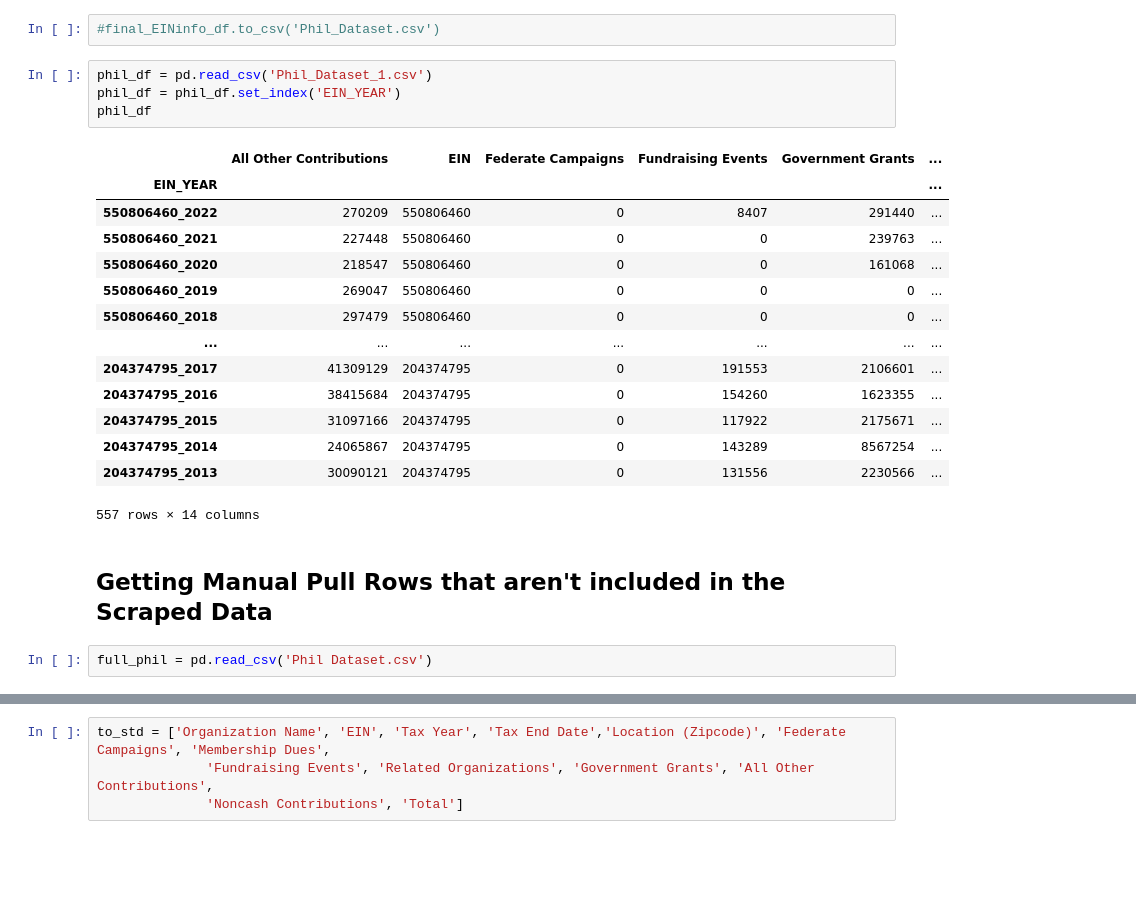
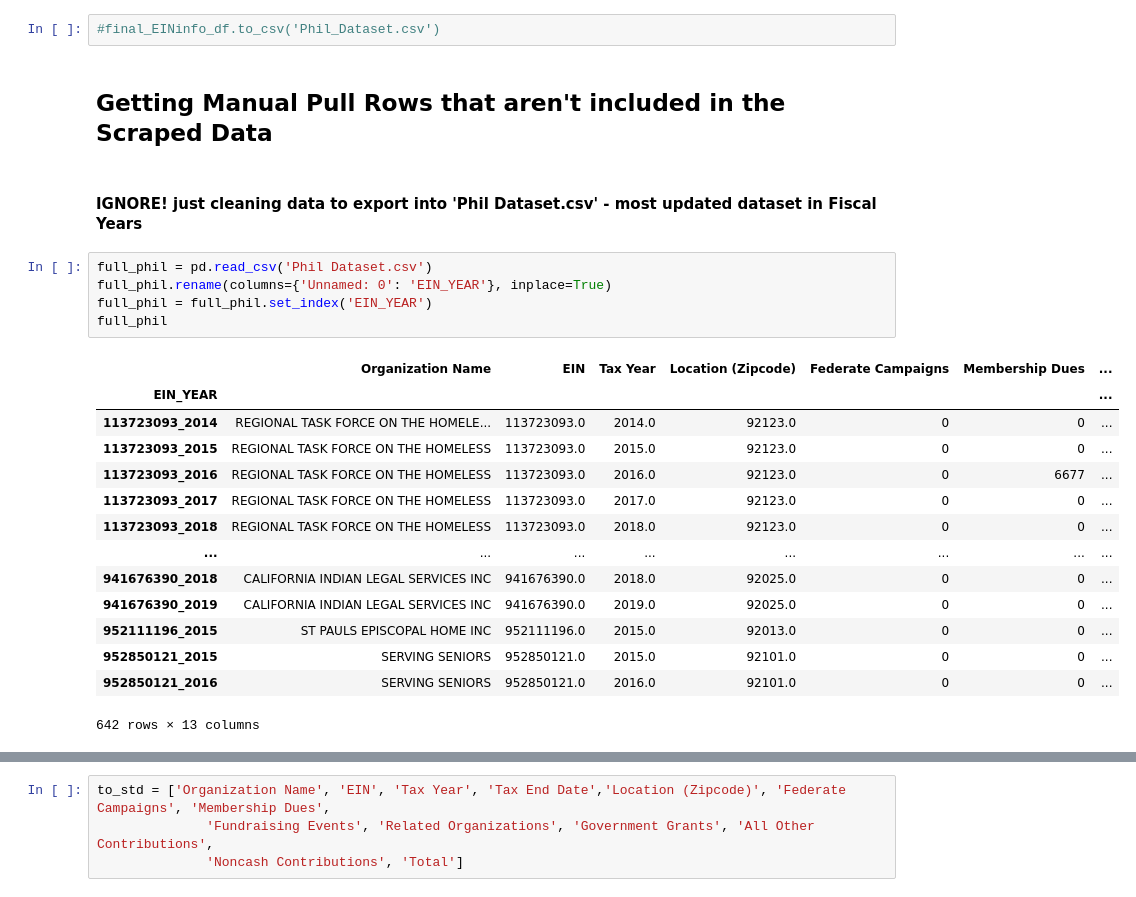
Before and after one commit to dbyers15/SDCTA-homelessness, a Jupyter notebook: XML parser/990 - error check.ipynb, the cells around one changed output, grey strips where cells are left out. Drawn from its saved outputs; the diff is of its cells as text; blank space fills up the shorter version.

```diff
--- a/XML parser/990 - error check.ipynb
+++ b/XML parser/990 - error check.ipynb
@@ -963,27 +966,28 @@ final_EINinfo_df
 KeyError: "None of [Index(['Organization Name', 'EIN', 'Tax Year', 'Location (Zipcode)',\n       'Federate Campaigns', 'Membership Dues', 'Fundraising Events',\n       'Related Organizations', 'Govern ...
 # %%
 #final_EINinfo_df.to_csv('Phil_Dataset.csv')
-# %%
-phil_df = pd.read_csv('Phil_Dataset_1.csv')
-phil_df = phil_df.set_index('EIN_YEAR')
-phil_df
-# %% [output]
-|  | All Other Contributions | EIN | Federate Campaigns | Fundraising Events | Government Grants | ... |
-| EIN_YEAR |  |  |  |  |  | ... |
-| 550806460_2022 | 270209 | 550806460 | 0 | 8407 | 291440 | ... |
-| 550806460_2021 | 227448 | 550806460 | 0 | 0 | 239763 | ... |
-| 550806460_2020 | 218547 | 550806460 | 0 | 0 | 161068 | ... |
-| 550806460_2019 | 269047 | 550806460 | 0 | 0 | 0 | ... |
-| 550806460_2018 | 297479 | 550806460 | 0 | 0 | 0 | ... |
-| ... | ... | ... | ... | ... | ... | ... |
-| 204374795_2017 | 41309129 | 204374795 | 0 | 191553 | 2106601 | ... |
-| 204374795_2016 | 38415684 | 204374795 | 0 | 154260 | 1623355 | ... |
-| 204374795_2015 | 31097166 | 204374795 | 0 | 117922 | 2175671 | ... |
-| 204374795_2014 | 24065867 | 204374795 | 0 | 143289 | 8567254 | ... |
-| 204374795_2013 | 30090121 | 204374795 | 0 | 131556 | 2230566 | ... |
-557 rows × 14 columns
 # %% [markdown]
 ## Getting Manual Pull Rows that aren't included in the Scraped Data
+# %% [markdown]
+#### IGNORE!    just cleaning data to export into 'Phil Dataset.csv' - most updated dataset in Fiscal Years
 # %%
 full_phil = pd.read_csv('Phil Dataset.csv')
+full_phil.rename(columns={'Unnamed: 0': 'EIN_YEAR'}, inplace=True)
+full_phil = full_phil.set_index('EIN_YEAR')
+full_phil
+# %% [output]
+|  | Organization Name | EIN | Tax Year | Location (Zipcode) | Federate Campaigns | Membership Dues | ... |
+| EIN_YEAR |  |  |  |  |  |  | ... |
+| 113723093_2014 | REGIONAL TASK FORCE ON THE HOMELE... | 113723093.0 | 2014.0 | 92123.0 | 0 | 0 | ... |
+| 113723093_2015 | REGIONAL TASK FORCE ON THE HOMELESS | 113723093.0 | 2015.0 | 92123.0 | 0 | 0 | ... |
+| 113723093_2016 | REGIONAL TASK FORCE ON THE HOMELESS | 113723093.0 | 2016.0 | 92123.0 | 0 | 6677 | ... |
+| 113723093_2017 | REGIONAL TASK FORCE ON THE HOMELESS | 113723093.0 | 2017.0 | 92123.0 | 0 | 0 | ... |
+| 113723093_2018 | REGIONAL TASK FORCE ON THE HOMELESS | 113723093.0 | 2018.0 | 92123.0 | 0 | 0 | ... |
+| ... | ... | ... | ... | ... | ... | ... | ... |
+| 941676390_2018 | CALIFORNIA INDIAN LEGAL SERVICES INC | 941676390.0 | 2018.0 | 92025.0 | 0 | 0 | ... |
+| 941676390_2019 | CALIFORNIA INDIAN LEGAL SERVICES INC | 941676390.0 | 2019.0 | 92025.0 | 0 | 0 | ... |
+| 952111196_2015 | ST PAULS EPISCOPAL HOME INC | 952111196.0 | 2015.0 | 92013.0 | 0 | 0 | ... |
+| 952850121_2015 | SERVING SENIORS | 952850121.0 | 2015.0 | 92101.0 | 0 | 0 | ... |
+| 952850121_2016 | SERVING SENIORS | 952850121.0 | 2016.0 | 92101.0 | 0 | 0 | ... |
+642 rows × 13 columns
 # %%
```
Also changed, not shown: parts of 33 cells of this notebook.
